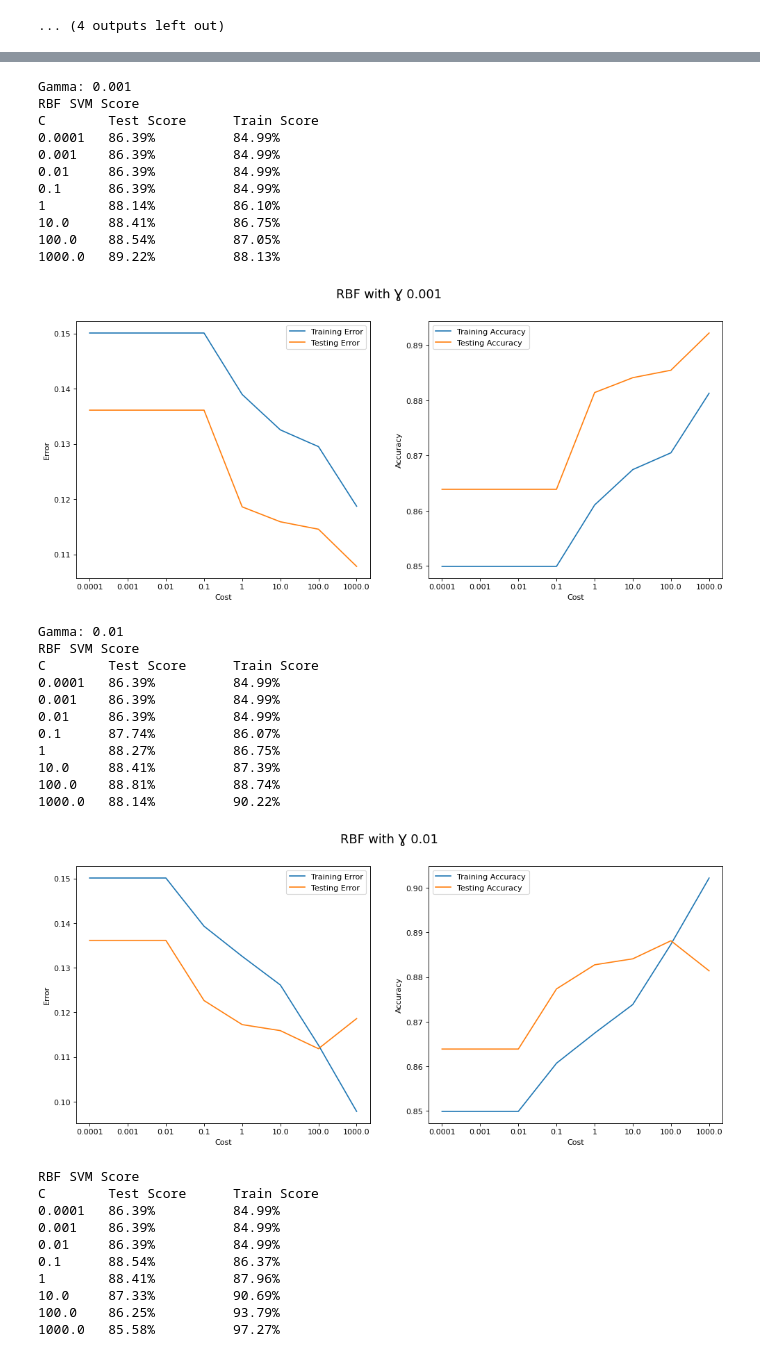
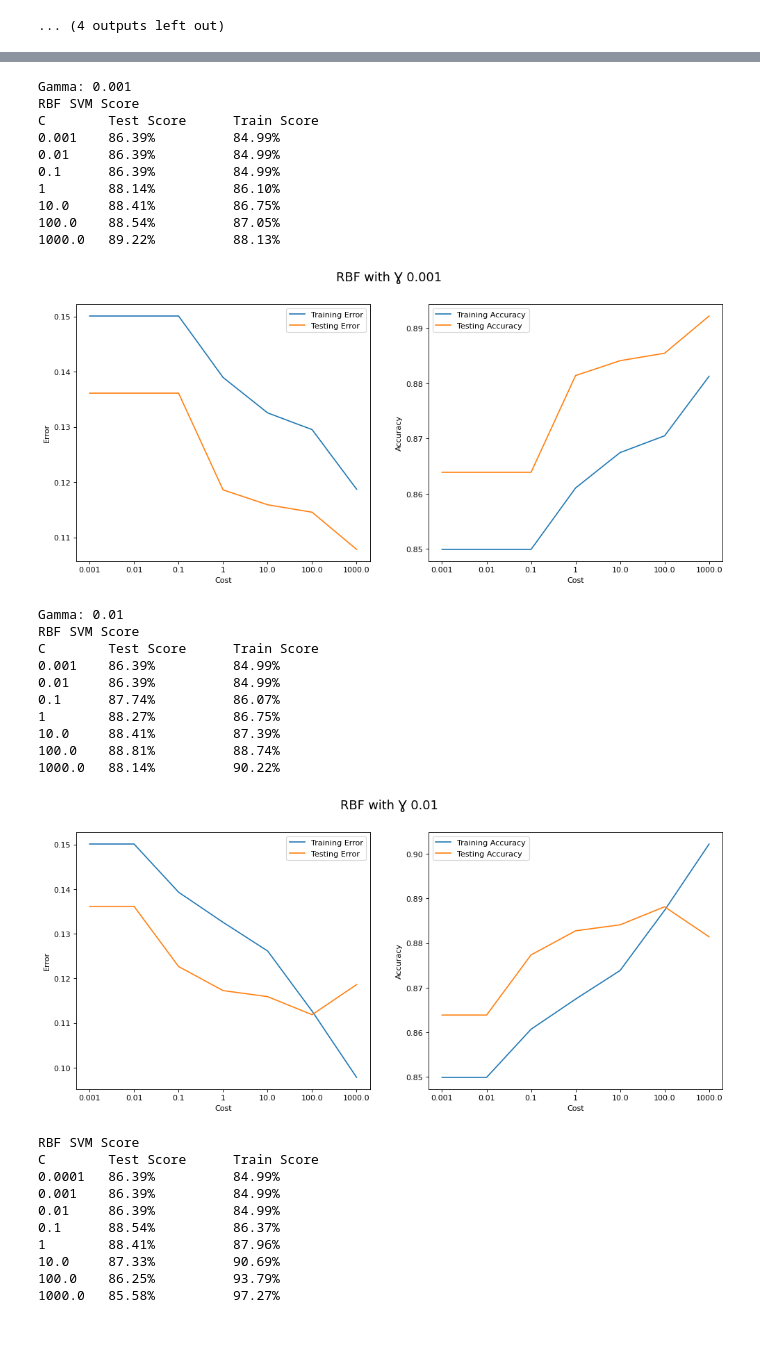
Before and after one commit to CoolestAIKids/formula1, a Jupyter notebook: src/formula1.ipynb, the cells around one changed output, grey strips where cells are left out. Saved outputs shown, nothing was run; the diff lists cells and outputs as text; code cells hidden in the pictures.

Commit message:
chore: run all models, show graphs, etc.
Signed-off-by: rishyak <hello@rishyak.com>

```diff
--- a/src/formula1.ipynb
+++ b/src/formula1.ipynb
@@ -302,6 +337,15 @@ def rbf_svm(X_train, Y_train, X_test, Y_test, costs, gamma=0.1):
         svmachine = SVC(kernel="rbf", C=c, gamma=gamma)
         svmachine.fit(X_train, Y_train)
 
+        ## Uncomment to plot confusion matrix
+        # predictions = svmachine.predict(X_test)
+
+        # cm = confusion_matrix(Y_test, predictions, labels=svmachine.classes_)
+        # disp = ConfusionMatrixDisplay(
+        #     confusion_matrix=cm, display_labels=svmachine.classes_
+        # )
+        # disp.plot()
+
         # Get scores
         training_score = svmachine.score(X_train, Y_train)
         testing_score = svmachine.score(X_test, Y_test)
@@ -329,6 +373,7 @@ def polynomial_svm(X_train, Y_train, X_test, Y_test, max_degree=6, c=0.1):
         X_test (np.array): Testing data
         Y_test (np.array): Testing labels
         max_degree (int, optional): The maximum degree to test. Defaults to 6.
+        c (float, optional): The cost to use. Defaults to 0.1.
 
     Returns:
         training_error (list): Training errors for each degree
@@ -344,6 +389,15 @@ def polynomial_svm(X_train, Y_train, X_test, Y_test, max_degree=6, c=0.1):
     for i in range(1, max_degree + 1):
         svmachine = SVC(kernel="poly", degree=i, C=c)
         svmachine.fit(X_train, Y_train)
+
+        ## Uncomment to plot confusion matrix
+        # predictions = svmachine.predict(X_test)
+
+        # cm = confusion_matrix(Y_test, predictions, labels=svmachine.classes_)
+        # disp = ConfusionMatrixDisplay(
+        #     confusion_matrix=cm, display_labels=svmachine.classes_
+        # )
+        # disp.plot()
 
         # Get scores
         training_score = svmachine.score(X_train, Y_train)
@@ -510,7 +564,7 @@ Degree   Test Score      Train Score
 ... (4 outputs left out)
 # %%
 # Set costs and max degree
-costs = [1e-4, 1e-3, 1e-2, 1e-1, 1, 1e1, 1e2, 1e3]
+costs = [1e-3, 1e-2, 1e-1, 1, 1e1, 1e2, 1e3]
 gammas = [1e-6, 1e-5, 1e-4, 1e-3, 1e-2]
 
 print("\033[1m", "Polynomial SVM with different Gammas", "\033[0m", sep="")
@@ -571,27 +622,25 @@ C        Test Score      Train Score
 Gamma: 0.001
 RBF SVM Score
 C        Test Score      Train Score
-0.0001   86.39%          84.99%
 0.001    86.39%          84.99%
 0.01     86.39%          84.99%
 0.1      86.39%          84.99%
 1        88.14%          86.10%
 10.0     88.41%          86.75%
 100.0    88.54%          87.05%
 1000.0   89.22%          88.13%
-[figure, old version]
+[figure, new version]
 Gamma: 0.01
 RBF SVM Score
 C        Test Score      Train Score
-0.0001   86.39%          84.99%
 0.001    86.39%          84.99%
 0.01     86.39%          84.99%
 0.1      87.74%          86.07%
 1        88.27%          86.75%
 10.0     88.41%          87.39%
 100.0    88.81%          88.74%
 1000.0   88.14%          90.22%
-[figure, old version]
+[figure, new version]
 # %%
 # Set costs
 costs = [1e-4, 1e-3, 1e-2, 1e-1, 1, 1e1, 1e2, 1e3]
```
Also changed, not shown: parts of 8 cells of this notebook.
